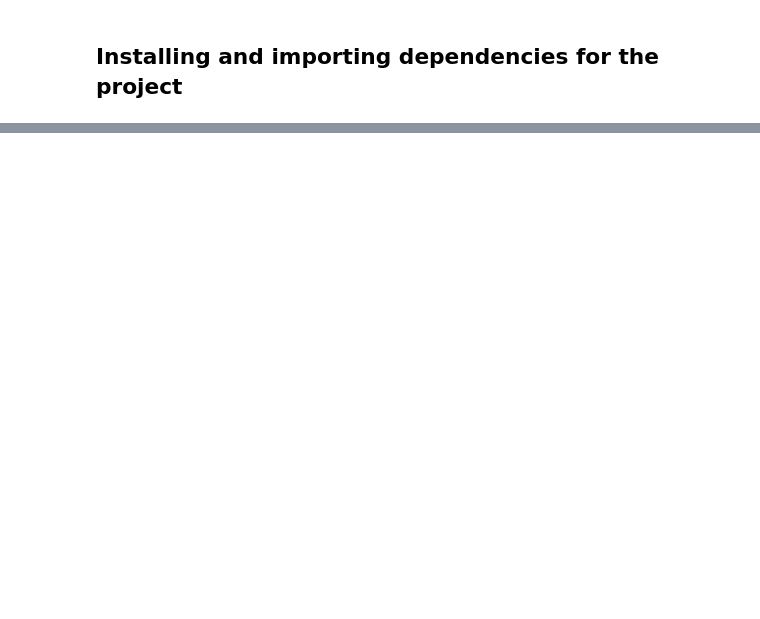
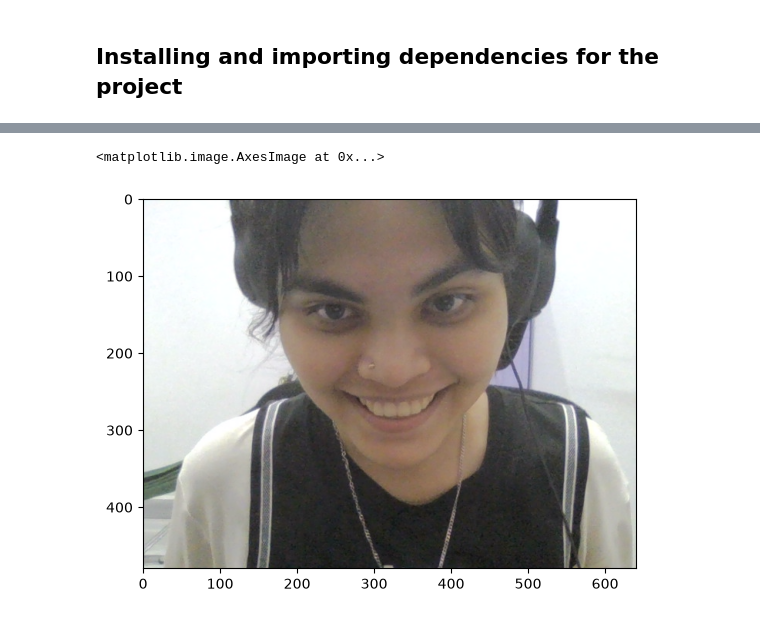
Before and after one commit to lenarae/SignLink, a Jupyter notebook: sign_lang_vid_detection/work.ipynb, the cells around one changed output, grey strips where cells are left out. Saved outputs shown, nothing was run; the diff lists cells and outputs as text; code cells hidden in the pictures; blank space fills up the shorter version.

```diff
--- a/sign_lang_vid_detection/work.ipynb
+++ b/sign_lang_vid_detection/work.ipynb
@@ -35,0 +197,5 @@ import mediapipe as mp
+# %%
+plt.imshow(cv2.cvtColor(frame, cv2.COLOR_BGR2RGB))
+# %% [output]
+<matplotlib.image.AxesImage at 0x...>
+[figure, added]
```
Also changed, not shown: parts of 17 cells of this notebook, 5 other files.
